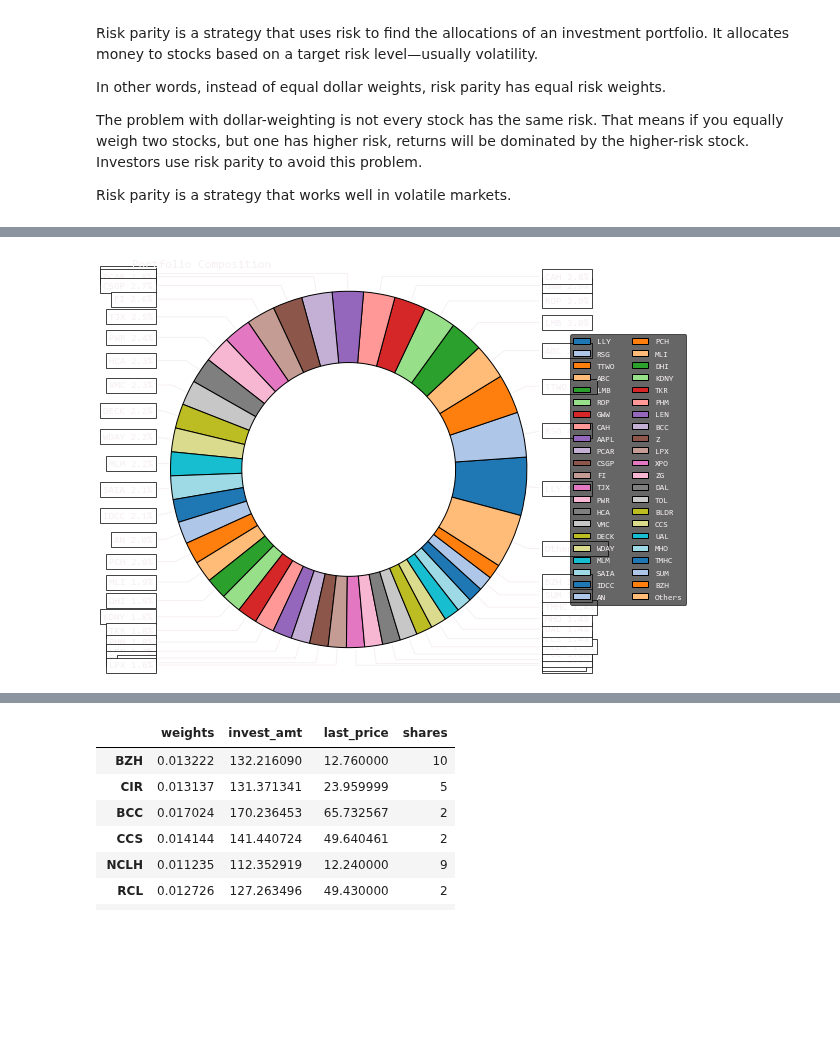
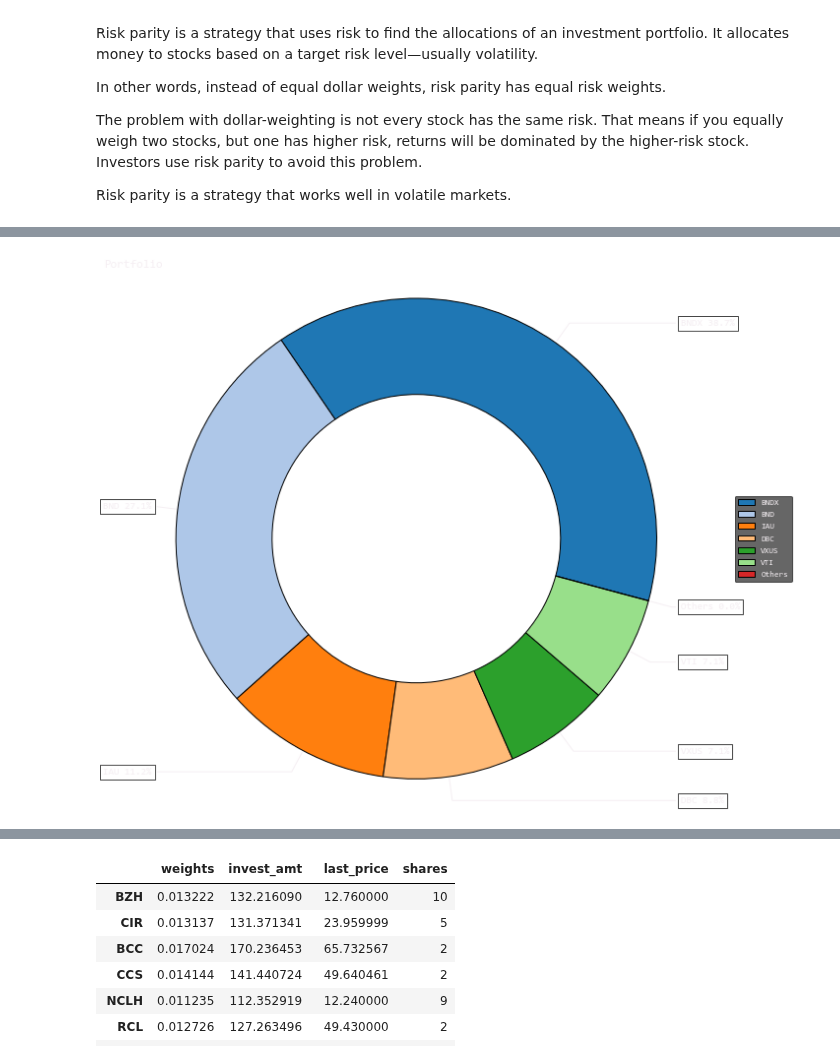
Before and after one commit to baslia/quant_analysis, a Jupyter notebook: portfolio_comp.ipynb, the cells around one changed output, grey strips where cells are left out. Drawn from its saved outputs; the diff is of its cells as text; code cells hidden in the pictures; blank space fills up the shorter version.

```diff
--- a/portfolio_comp.ipynb
+++ b/portfolio_comp.ipynb
@@ -18,10 +18,13 @@ port_data = new_highs[
     (new_highs.Price > 15) & (new_highs.Country == "USA")
 ]
 
+
 tickers = port_data.Ticker.tolist()
+tickers = ['VTI', 'VXUS', 'DBC', 'IAU', 'BND', 'BNDX']
 data = openbb.economy.index(
     tickers,
     start_date="2016-01-01",
     end_date="2022-12-31"
 )
+data
 # %% [output]
@@ -43,16 +75,23 @@ returns.dropna(how="any", axis=1, inplace=True)
 port = rp.Portfolio(returns=returns)
 
 port.assets_stats(method_mu='hist', method_cov='hist', d=0.94)
+rm = 'SMV'
+rm = 'MV'
 
-port.lowerret = 0.0008
+# port.lowerret = 0.0008
 w_rp_c = port.rp_optimization(
     model="Classic",
-    rm="MV",
+    rm=rm,
     hist=True,
     rf=0,
     b=None
 )
 # %%
-ax = rp.plot_pie(w=w_rp_c)
+ax = rp.plot_pie(w=w_rp_c,
+                 title='Portfolio',
+                 height=8,
+                 width=10,
+                 cmap="tab20",
+                 ax=None)
 # %% [output]
-[figure, old version]
+[figure, new version]
```
Also changed, not shown: parts of 4 cells of this notebook.
